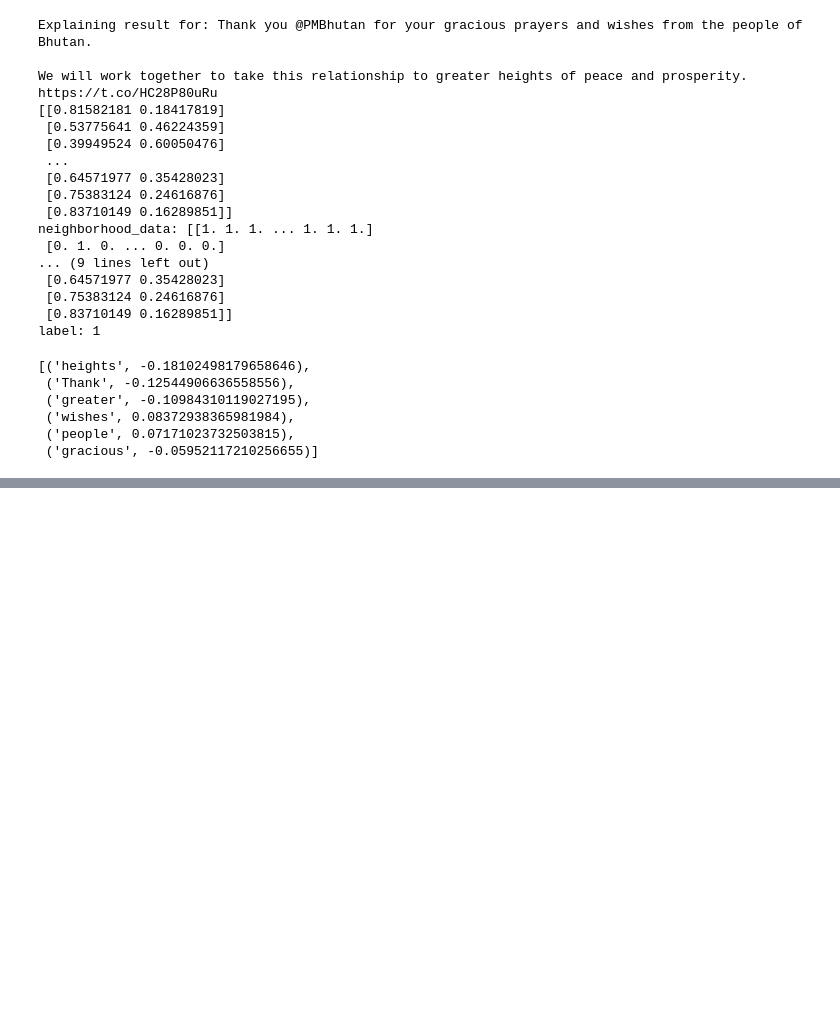
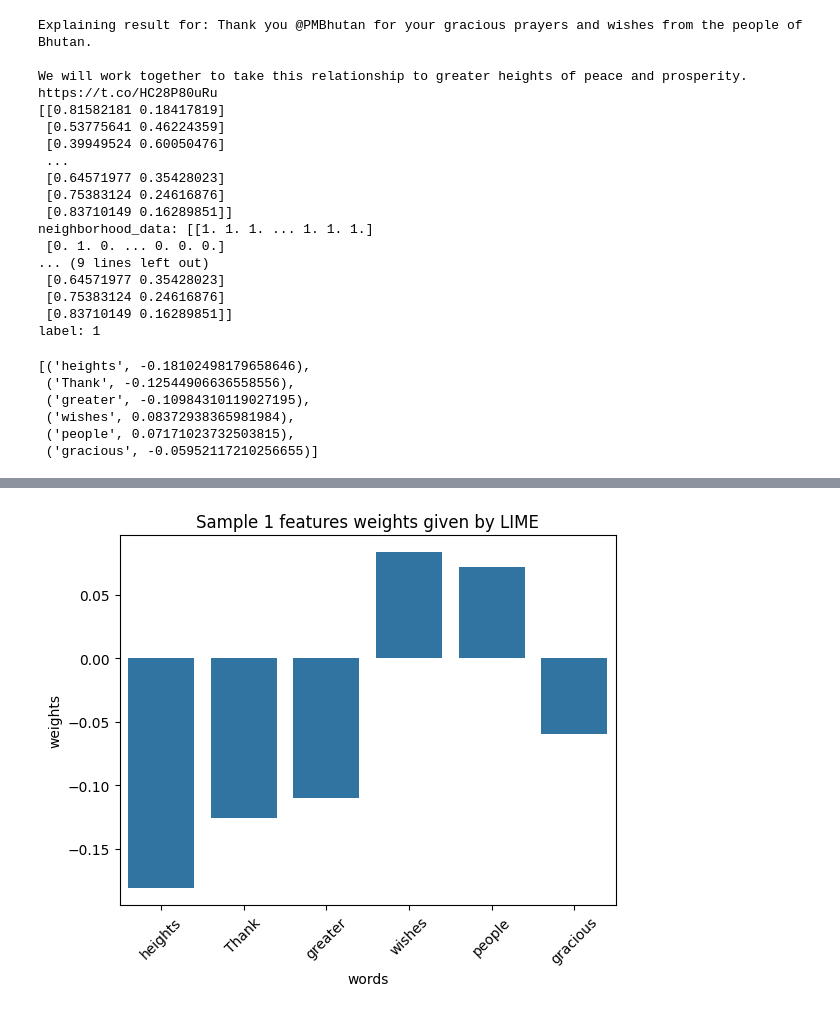
Before and after one commit to AsterisCrack/rnn_explainability, a Jupyter notebook: src/AgnosticModels/lime.ipynb, the cells around one changed output, grey strips where cells are left out. Cells and saved outputs as stored; diff of their text form; code cells hidden in the pictures; blank space fills up the shorter version.

Commit message:
Added one more graph for LIME

```diff
--- a/src/AgnosticModels/lime.ipynb
+++ b/src/AgnosticModels/lime.ipynb
@@ -116,3 +120,13 @@ exp.as_list()
 exp.show_in_notebook(text=True)
 # %% [output]
 [interactive output not drawn]
+# %%
+weights = OrderedDict(exp.as_list())
+lime_weights = pd.DataFrame({"words": list(weights.keys()), "weights": list(weights.values())})
+
+sns.barplot(x = "words", y = "weights", data = lime_weights)
+plt.xticks(rotation = 45)
+plt.title(f"Features weights given by LIME")
+plt.show()
+# %% [output]
+[figure, added]
```
Also changed, not shown: parts of 1 cell of this notebook, 1 other file.
